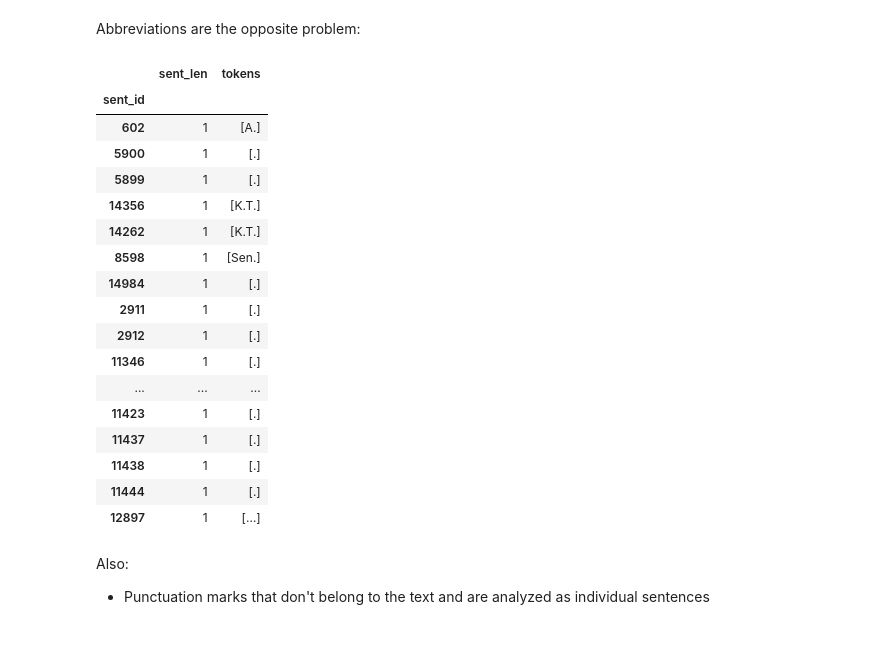
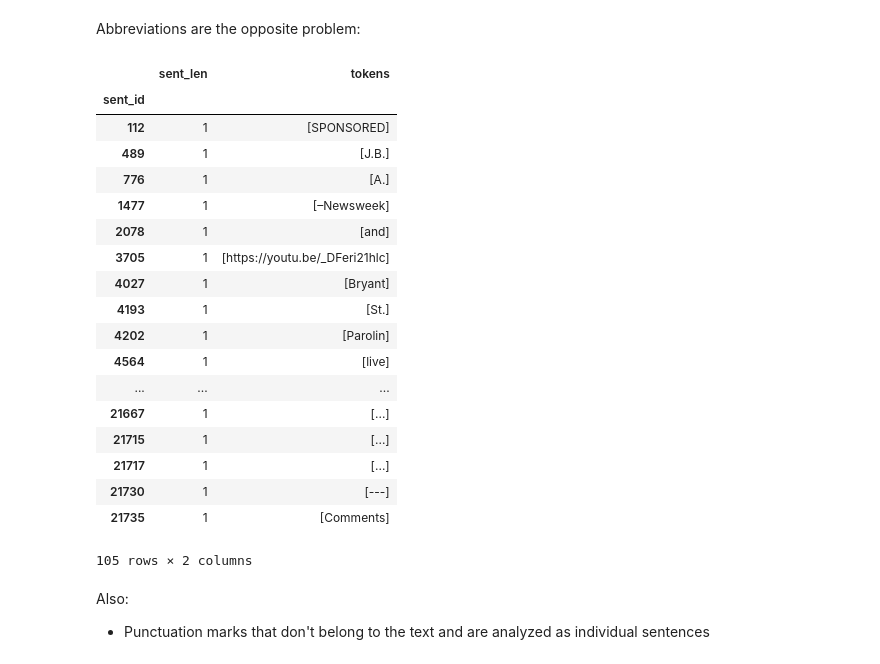
Before and after one commit to cicl-iscl/CyberWallE-propaganda-detection, a Jupyter notebook: eda/sentence_lengths.ipynb, the cells around one changed output. Cells and saved outputs as stored; diff of their text form; code cells hidden in the pictures.

```diff
--- a/eda/sentence_lengths.ipynb
+++ b/eda/sentence_lengths.ipynb
@@ -172,26 +184,28 @@ df[df.sent_len > 60][['sent_len', 'tokens']]
 # %% [markdown]
 Abbreviations are the opposite problem:
 # %%
-df[df.sent_len == 1][['sent_len', 'tokens']]
+# df[df.sent_len == 1][['sent_len', 'tokens']]
+df_improved[df_improved.sent_len == 1][['sent_len', 'tokens']]
 # %% [output]
 |  | sent_len | tokens |
 | sent_id |  |  |
-| 602 | 1 | [A.] |
-| 5900 | 1 | [.] |
-| 5899 | 1 | [.] |
-| 14356 | 1 | [K.T.] |
-| 14262 | 1 | [K.T.] |
-| 8598 | 1 | [Sen.] |
-| 14984 | 1 | [.] |
-| 2911 | 1 | [.] |
-| 2912 | 1 | [.] |
-| 11346 | 1 | [.] |
+| 112 | 1 | [SPONSORED] |
+| 489 | 1 | [J.B.] |
+| 776 | 1 | [A.] |
+| 1477 | 1 | [–Newsweek] |
+| 2078 | 1 | [and] |
+| 3705 | 1 | [https://youtu.be/_DFeri21hlc] |
+| 4027 | 1 | [Bryant] |
+| 4193 | 1 | [St.] |
+| 4202 | 1 | [Parolin] |
+| 4564 | 1 | [live] |
 | ... | ... | ... |
-| 11423 | 1 | [.] |
-| 11437 | 1 | [.] |
-| 11438 | 1 | [.] |
-| 11444 | 1 | [.] |
-| 12897 | 1 | […] |
+| 21667 | 1 | [...] |
+| 21715 | 1 | [...] |
+| 21717 | 1 | [...] |
+| 21730 | 1 | [---] |
+| 21735 | 1 | [Comments] |
+105 rows × 2 columns
 # %% [markdown]
 Also:
 - Punctuation marks that don't belong to the text and are analyzed as individual sentences
```
Also changed, not shown: parts of 7 cells of this notebook, 2 other files.
